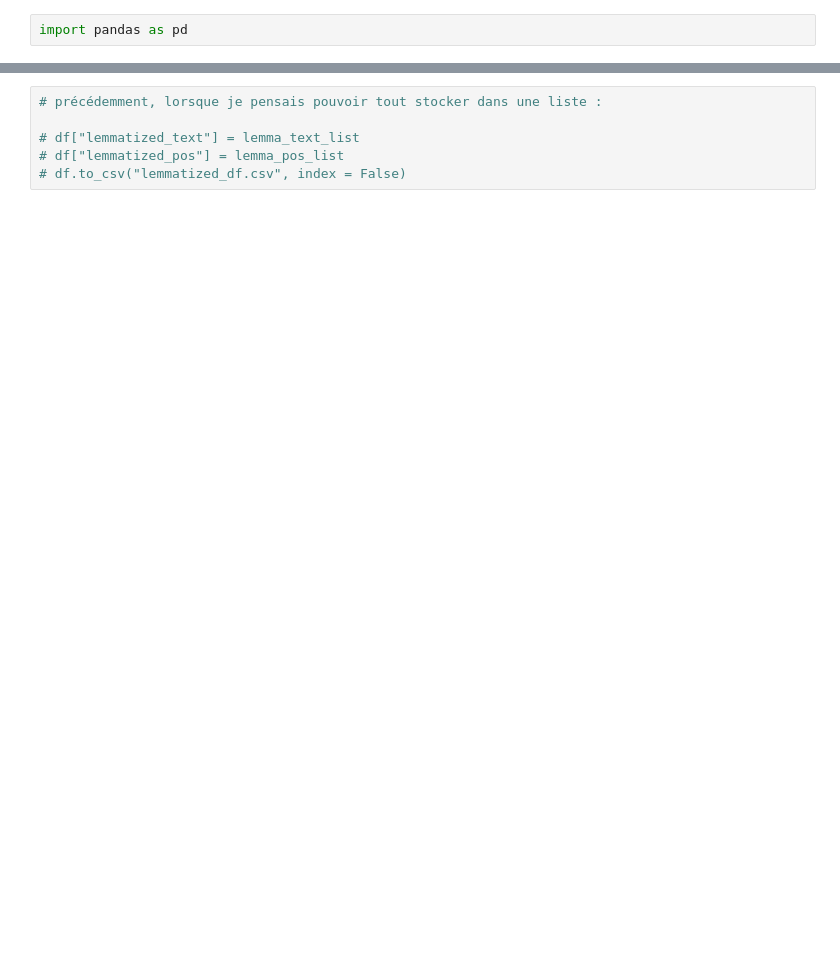
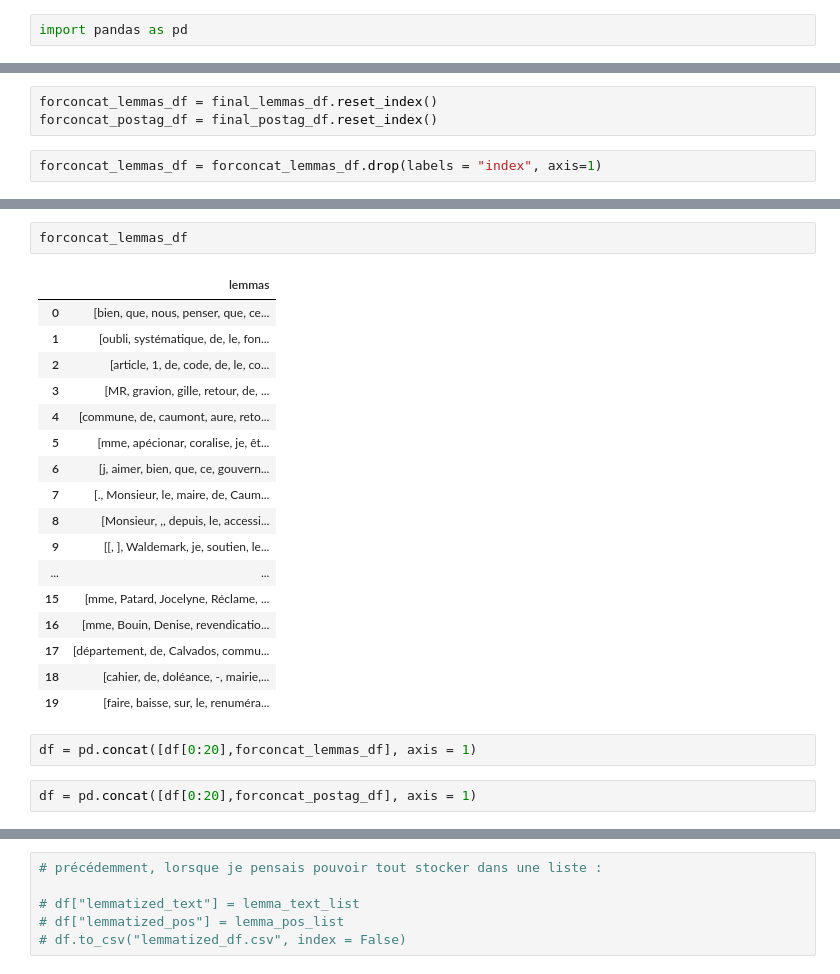
Before and after one commit to PSIG-EHESS/CahiersCitoyens, a Jupyter notebook: Preprocess_and_lemmatize.ipynb, the cells around one changed output, grey strips where cells are left out. Drawn from its saved outputs; the diff is of its cells as text; blank space fills up the shorter version.

```diff
--- a/Preprocess_and_lemmatize.ipynb
+++ b/Preprocess_and_lemmatize.ipynb
@@ -168,0 +248,5 @@ Total time: 2372.2026858329773
+# %%
+forconcat_lemmas_df = final_lemmas_df.reset_index()
+forconcat_postag_df = final_postag_df.reset_index()
+# %%
+forconcat_lemmas_df = forconcat_lemmas_df.drop(labels = "index", axis=1)
@@ -168,0 +278,24 @@ Total time: 2372.2026858329773
+# %%
+forconcat_lemmas_df
+# %% [output]
+|  | lemmas |
+| 0 | [bien, que, nous, penser, que, ce... |
+| 1 | [oubli, systématique, de, le, fon... |
+| 2 | [article, 1, de, code, de, le, co... |
+| 3 | [MR, gravion, gille, retour, de, ... |
+| 4 | [commune, de, caumont, aure, reto... |
+| 5 | [mme, apécionar, coralise, je, êt... |
+| 6 | [j, aimer, bien, que, ce, gouvern... |
+| 7 | [., Monsieur, le, maire, de, Caum... |
+| 8 | [Monsieur, ,, depuis, le, accessi... |
+| 9 | [[, ], Waldemark, je, soutien, le... |
+| ... | ... |
+| 15 | [mme, Patard, Jocelyne, Réclame, ... |
+| 16 | [mme, Bouin, Denise, revendicatio... |
+| 17 | [département, de, Calvados, commu... |
+| 18 | [cahier, de, doléance, -, mairie,... |
+| 19 | [faire, baisse, sur, le, renuméra... |
+# %%
+df = pd.concat([df[0:20],forconcat_lemmas_df], axis = 1)
+# %%
+df = pd.concat([df[0:20],forconcat_postag_df], axis = 1)
```
Also changed, not shown: parts of 22 cells of this notebook.
